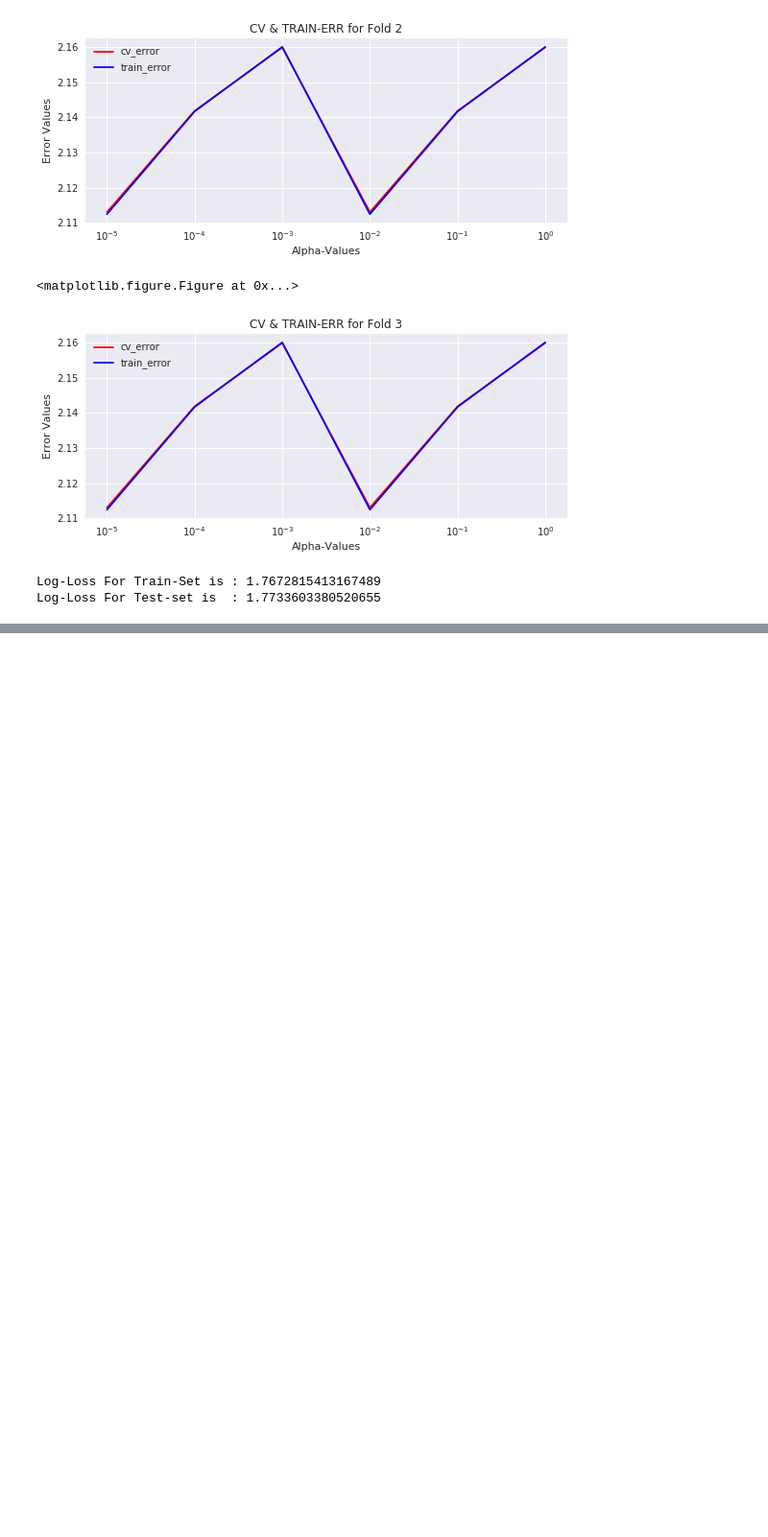
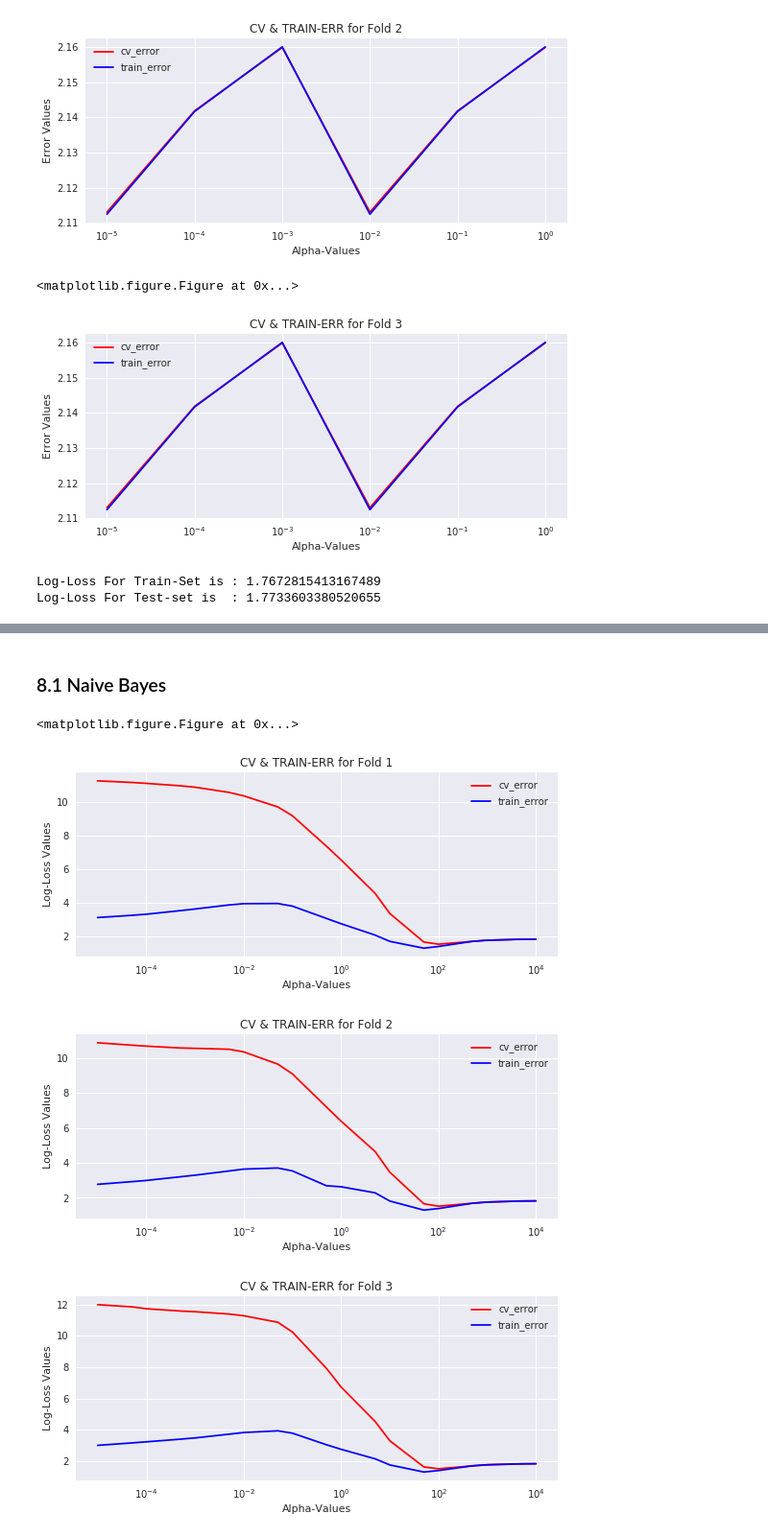
Before and after one commit to sradheya99/Cancer-Diagnosis, a Jupyter notebook: Cancer Diagnosis/CancerDiagnosis.ipynb, the cells around one changed output, grey strips where cells are left out. Shown at 96% size. Drawn from its saved outputs; the diff is of its cells as text; code cells hidden in the pictures; blank space fills up the shorter version.

```diff
--- a/Cancer Diagnosis/CancerDiagnosis.ipynb
+++ b/Cancer Diagnosis/CancerDiagnosis.ipynb
@@ -298,11 +311,13 @@ def unique_words(data, labels):
 # %%
 def text_onehot_encode(train_data, test_data):
 
-    text_vect = CountVectorizer(min_df = 0, stop_words = 'english')
+    text_vect = CountVectorizer(min_df = 5, stop_words = 'english')
     fit_vect = text_vect.fit(train_data['TEXT'])
     train_vect = fit_vect.transform(train_data['TEXT'])
     test_vect = fit_vect.transform(test_data['TEXT'])
 
+    train_vect = normalize(train_vect, axis = 0)
+    test_vect = normalize(test_vect, axis = 0)
     #train_vect = np.nan_to_num(train_vect)
     #test_vect = np.nan_to_num(test_vect)
     where_are_NaNs = pd.isnull(train_vect)
@@ -486,7 +501,7 @@ def err_metrics(y, yhat):
 
     confuzn_mtx = confusion_matrix(y, yhat)
     precision_mtx = confuzn_mtx / confuzn_mtx.sum(axis = 0)
-    recall_mtx = confuzn_mtx / confuzn_mtx.sum(axis = 1)
+    recall_mtx = (confuzn_mtx.T / confuzn_mtx.sum(axis = 1)).T
     labels = np.unique(y)
 
     print('-'*40, 'CONFUSION-MATRIX', '-'*40)
@@ -734,0 +756,34 @@ Log-Loss For Test-set is  : 1.7733603380520655
+# %%
+def feature_stack(trn_data, trn_ydata, tst_data, tst_ydata, encode_type):
+
+    if encode_type == 'OneHotEncode':
+
+        trn_gene, tst_gene = onehot_encode(trn_data['Gene'], tst_data['Gene'])
+        trn_var, tst_var = onehot_encode(trn_data['Variation'], tst_data['Variation'])
+        trn_txt, tst_txt = text_onehot_encode(trn_data, tst_data)
+
+        #print(trn_gene.shape, trn_var.shape, trn_txt.shape)
+        total_trn_data = np.hstack((trn_gene, trn_var))
+        total_trn_data = np.hstack((total_trn_data, trn_txt.todense()))
+        total_tst_data = np.hstack((tst_gene, tst_var))
+        total_tst_data = np.hstack((total_tst_data, tst_txt.todense()))
+
+    else:
+        total_dict = extract_dict(trn_data)
+        dict_list = []
+
+        for i in range(1,10):
+            cls_text = trn_data[trn_ydata == i]
+            dict_list.append(extract_dict(cls_text))
+
+        trn_gene, tst_gene = response_encode(trn_data, trn_ydata, tst_data, 'Gene', 0.0001)
+        trn_var, tst_var = response_encode(trn_data, trn_ydata, tst_data, 'Variation', 0.0001)
+        trn_txt = text_response_encode(trn_data, trn_ydata, total_dict, dict_list)
+        tst_txt = text_response_encode(tst_data, tst_ydata, total_dict, dict_list)
+
+        total_trn_data = np.hstack([trn_gene, trn_var, trn_txt])
+        total_tst_data = np.hstack([tst_gene, tst_var, tst_txt])
+
+    return total_trn_data, total_tst_data
+# %% [markdown]
+### 8.1 Naive Bayes
@@ -734,0 +854,7 @@ Log-Loss For Test-set is  : 1.7733603380520655
+# %%
+naive_bayes_model(complete_data, y_true, 'Training', 'OneHotEncode')
+# %% [output]
+<matplotlib.figure.Figure at 0x...>
+[figure, added]
+[figure, added]
+[figure, added]
```
Also changed, not shown: parts of 11 cells of this notebook.
